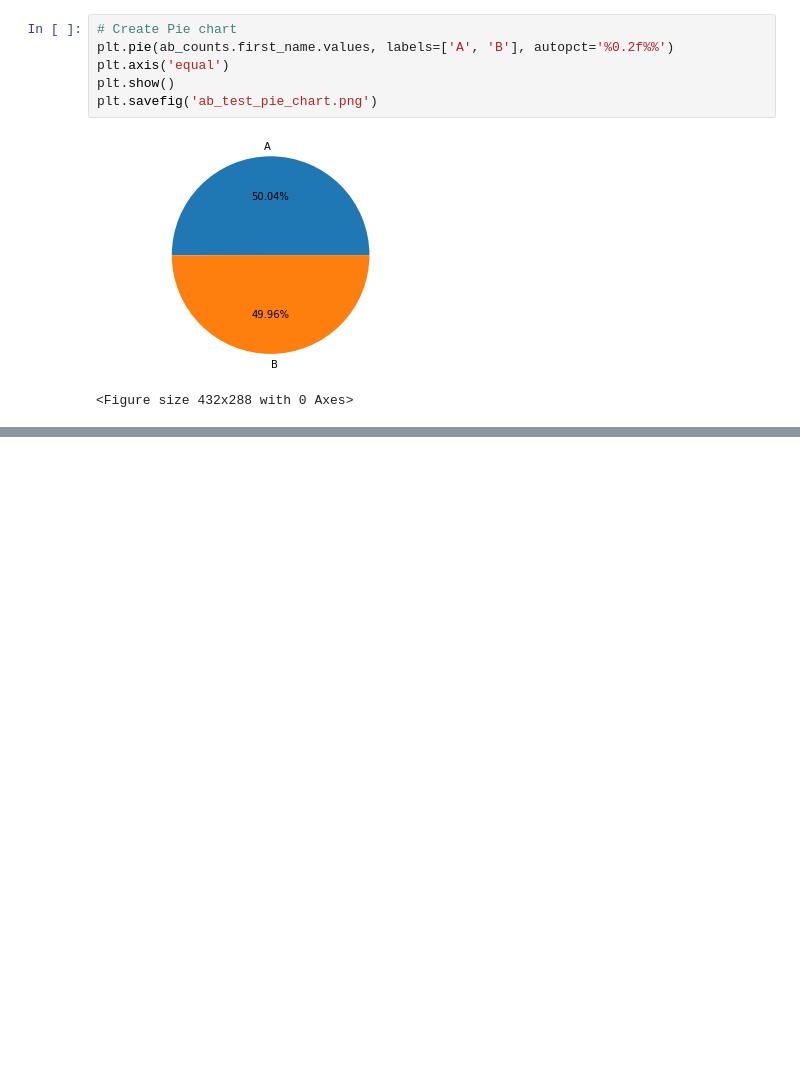
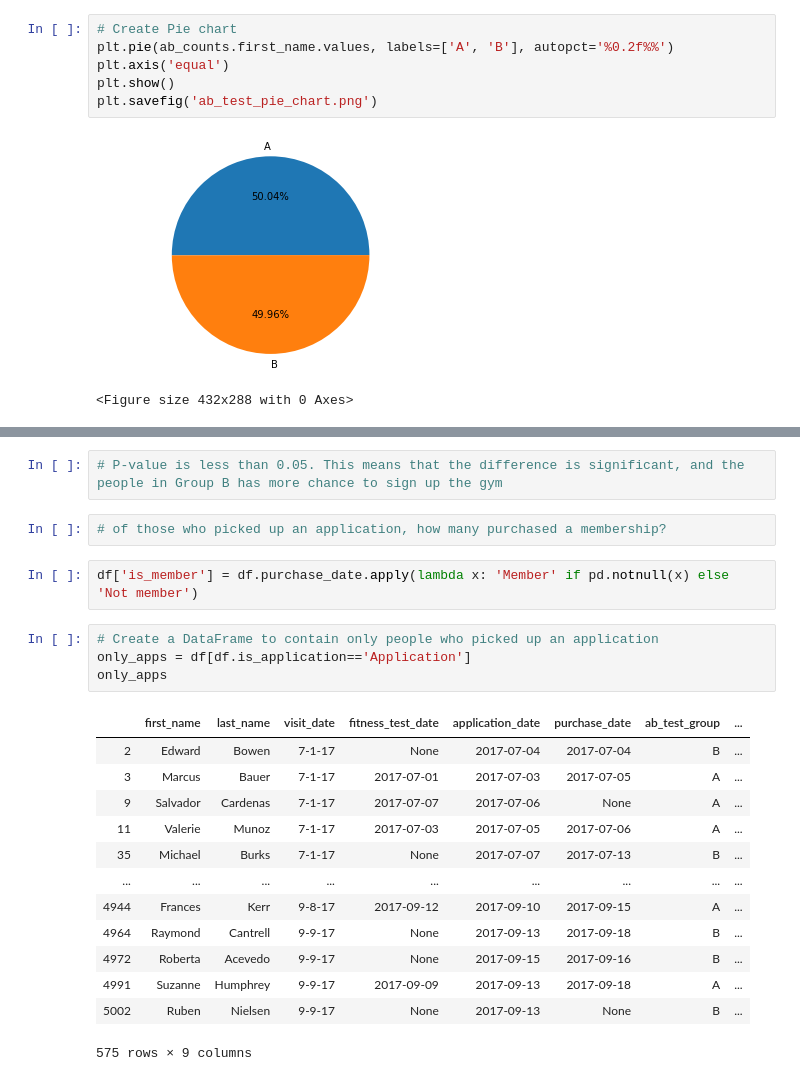
Before and after one commit to Zioq/Gym-Visitor-Data-Analysis-using-a-Funnels-and-Chi2-contingency, a Jupyter notebook: MuscleHub A_B Test Analysis.ipynb, the cells around one changed output, grey strips where cells are left out. Cells and saved outputs as stored; diff of their text form; blank space fills up the shorter version.

```diff
--- a/MuscleHub A_B Test Analysis.ipynb
+++ b/MuscleHub A_B Test Analysis.ipynb
@@ -226,0 +278,24 @@ plt.savefig('ab_test_pie_chart.png')
+# %%
+# P-value is less than 0.05. This means that the difference is significant, and the people in Group B has more chance to sign up the gym
+# %%
+# of those who picked up an application, how many purchased a membership?
+# %%
+df['is_member'] = df.purchase_date.apply(lambda x: 'Member' if pd.notnull(x) else 'Not member')
+# %%
+# Create a DataFrame to contain only people who picked up an application
+only_apps = df[df.is_application=='Application']
+only_apps
+# %% [output]
+|  | first_name | last_name | visit_date | fitness_test_date | application_date | purchase_date | ab_test_group | ... |
+| 2 | Edward | Bowen | 7-1-17 | None | 2017-07-04 | 2017-07-04 | B | ... |
+| 3 | Marcus | Bauer | 7-1-17 | 2017-07-01 | 2017-07-03 | 2017-07-05 | A | ... |
+| 9 | Salvador | Cardenas | 7-1-17 | 2017-07-07 | 2017-07-06 | None | A | ... |
+| 11 | Valerie | Munoz | 7-1-17 | 2017-07-03 | 2017-07-05 | 2017-07-06 | A | ... |
+| 35 | Michael | Burks | 7-1-17 | None | 2017-07-07 | 2017-07-13 | B | ... |
+| ... | ... | ... | ... | ... | ... | ... | ... | ... |
+| 4944 | Frances | Kerr | 9-8-17 | 2017-09-12 | 2017-09-10 | 2017-09-15 | A | ... |
+| 4964 | Raymond | Cantrell | 9-9-17 | None | 2017-09-13 | 2017-09-18 | B | ... |
+| 4972 | Roberta | Acevedo | 9-9-17 | None | 2017-09-15 | 2017-09-16 | B | ... |
+| 4991 | Suzanne | Humphrey | 9-9-17 | 2017-09-09 | 2017-09-13 | 2017-09-18 | A | ... |
+| 5002 | Ruben | Nielsen | 9-9-17 | None | 2017-09-13 | None | B | ... |
+575 rows × 9 columns
```
Also changed, not shown: parts of 24 cells of this notebook, 3 other files.
